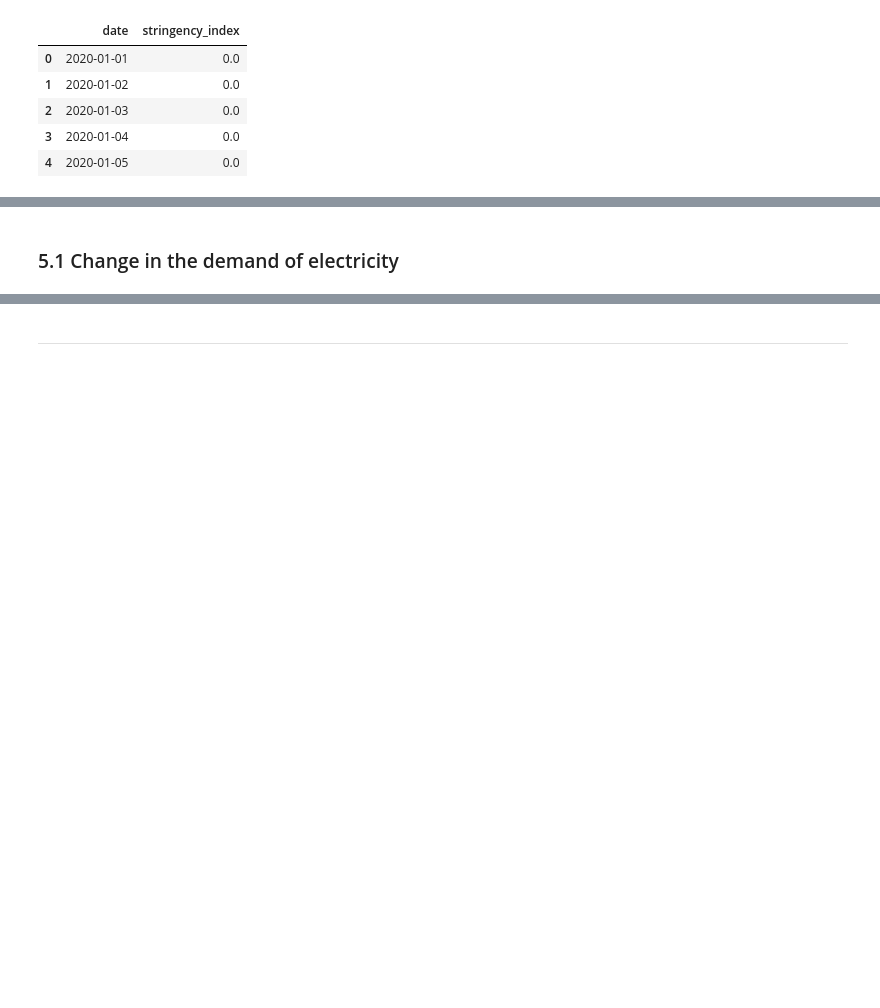
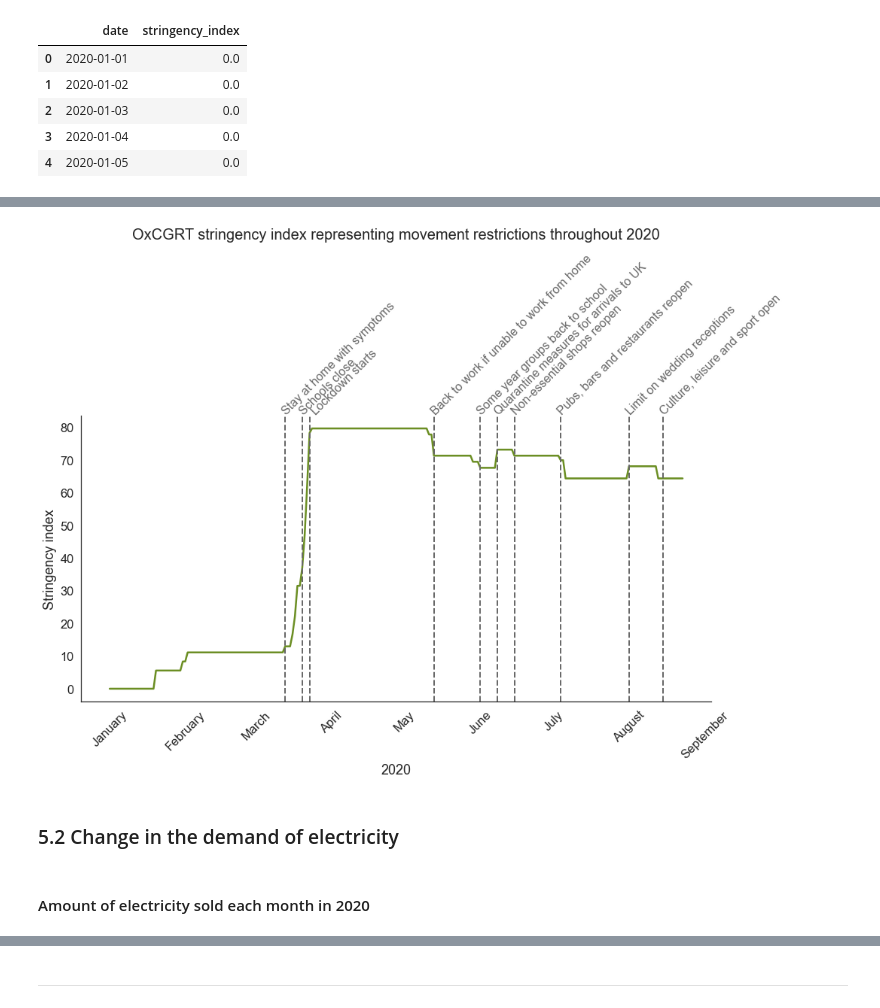
Before and after one commit to robynfsj/cfg-big-data-challenge, a Jupyter notebook: notebooks/submission.ipynb, the cells around one changed output, grey strips where cells are left out. Saved outputs shown, nothing was run; the diff lists cells and outputs as text; code cells hidden in the pictures; blank space fills up the shorter version.

```diff
--- a/notebooks/submission.ipynb
+++ b/notebooks/submission.ipynb
@@ -899,5 +966,43 @@ plot_dates();
+# %%
+# Select data to plot (here we want to exclude 2020 data).
+start_date = '2020-01-01'
+end_date = '2020-08-23'
+
+stringency_plot_data = stringency.loc[(stringency['date'] >= start_date) &
+                                      (stringency['date'] <= end_date)]
+
+# Set plot style.
+sns.set_theme(style='white',
+              context='notebook',
+              font_scale = 1.5)
+sns.set_context({'lines.linewidth': 2.5})
+
+# Plot axes.
+fig, ax = plt.subplots(figsize=(15, 7))
+ax.xaxis.set_major_formatter(DateFormatter('%B'))
+plt.xticks(rotation=45)
+
+# Remove ugly box.
+ax.spines['top'].set_visible(False)
+ax.spines['right'].set_visible(False)
+
+# Plot data.
+sns.lineplot(x='date',
+             y='stringency_index',
+             color='olivedrab',
+             data=stringency_plot_data).set(xlabel='2020',
+                                            ylabel = 'Stringency index')
+
+# Plot annotations
+title = 'OxCGRT stringency index representing movement restrictions throughout 2020'
+
+plot_dates(84, ax, title);
+# %% [output]
+[figure, added]
 # %% [markdown]
-### 5.1 Change in the demand of electricity
+### 5.2 Change in the demand of electricity
+# %% [markdown]
+#### Amount of electricity sold each month in 2020
 # %%
 # Choose start and end dates.
 start_date = '2020-01-01'
```
Also changed, not shown: parts of 21 cells of this notebook.
